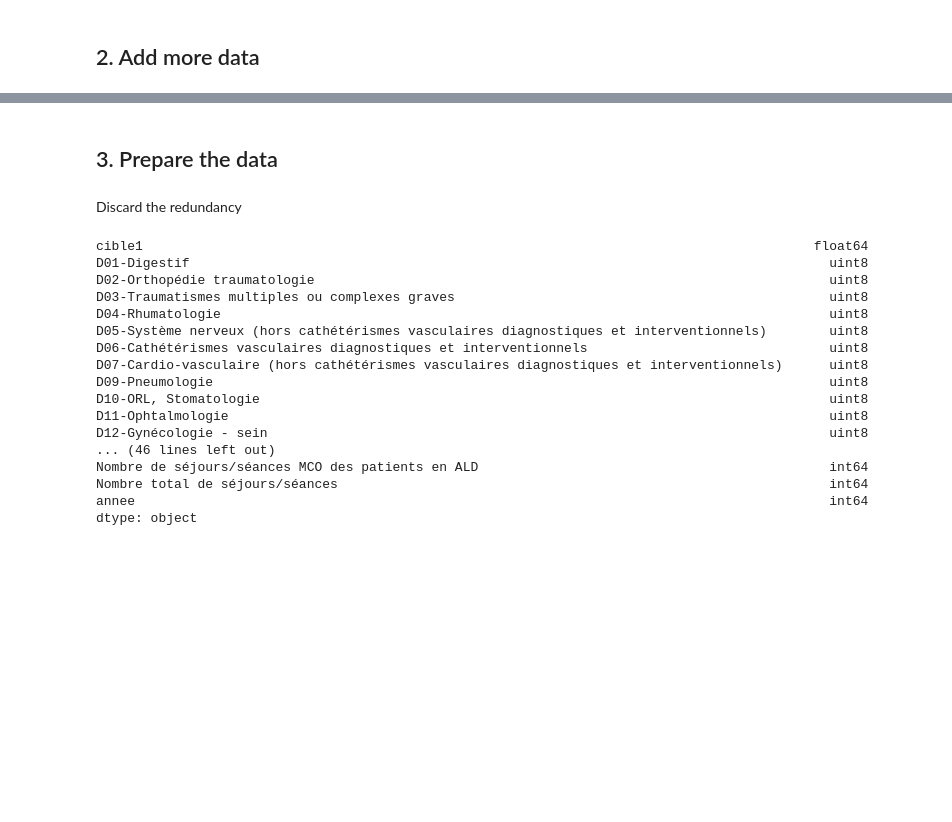
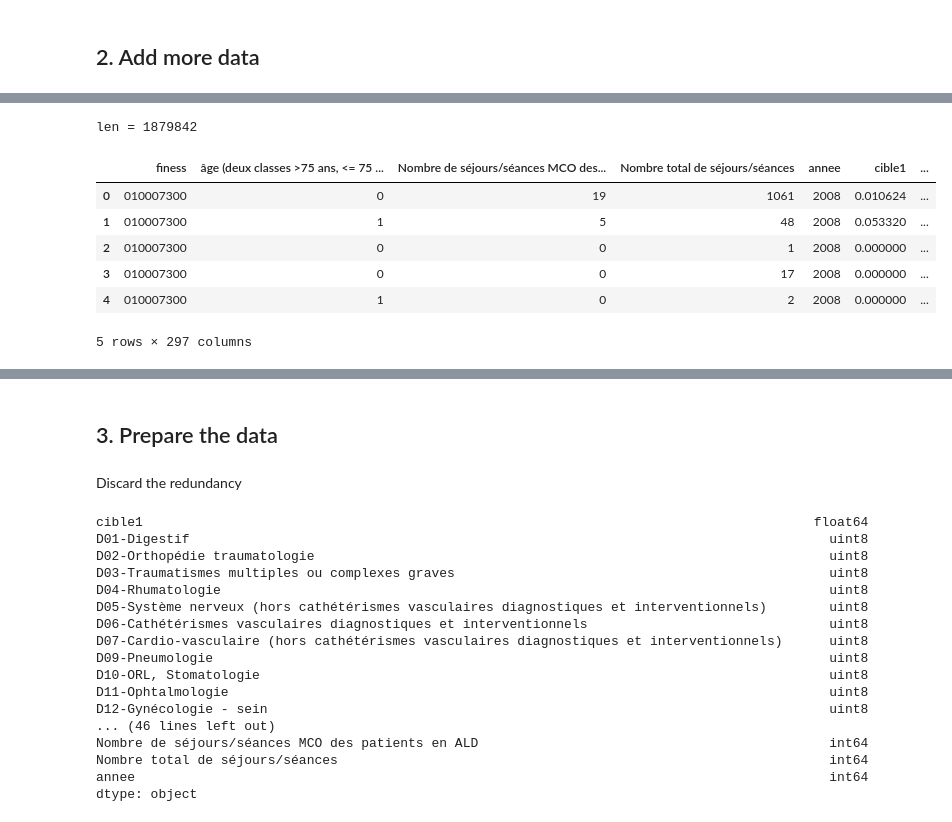
Before and after one commit to jeanmalo/Challenge-ML, a Jupyter notebook: Challenge X WS-Copy1.ipynb, the cells around one changed output, grey strips where cells are left out. Cells and saved outputs as stored; diff of their text form; code cells hidden in the pictures; blank space fills up the shorter version.

```diff
--- a/Challenge X WS-Copy1.ipynb
+++ b/Challenge X WS-Copy1.ipynb
@@ -120,0 +244,14 @@ dtype: object
+# %%
+#merge w/ train_m
+train_tot = pd.merge(train_m, train_add, on='finess', how = 'left')
+print('len =',len(train_tot))
+train_tot.head()
+# %% [output]
+len = 1879842
+|  | finess | âge (deux classes >75 ans, <= 75 ... | Nombre de séjours/séances MCO des... | Nombre total de séjours/séances | annee | cible1 | ... |
+| 0 | 010007300 | 0 | 19 | 1061 | 2008 | 0.010624 | ... |
+| 1 | 010007300 | 1 | 5 | 48 | 2008 | 0.053320 | ... |
+| 2 | 010007300 | 0 | 0 | 1 | 2008 | 0.000000 | ... |
+| 3 | 010007300 | 0 | 0 | 17 | 2008 | 0.000000 | ... |
+| 4 | 010007300 | 1 | 0 | 2 | 2008 | 0.000000 | ... |
+5 rows × 297 columns
```
Also changed, not shown: parts of 25 cells of this notebook.
